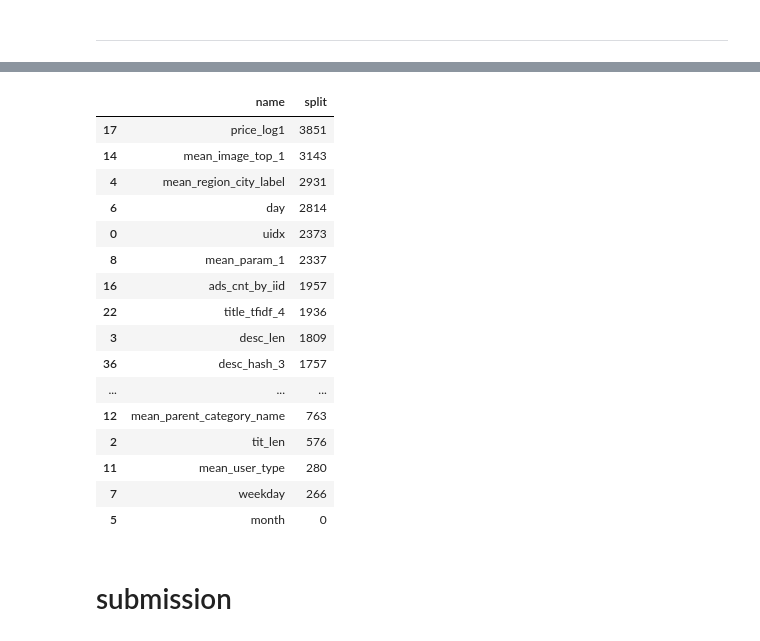
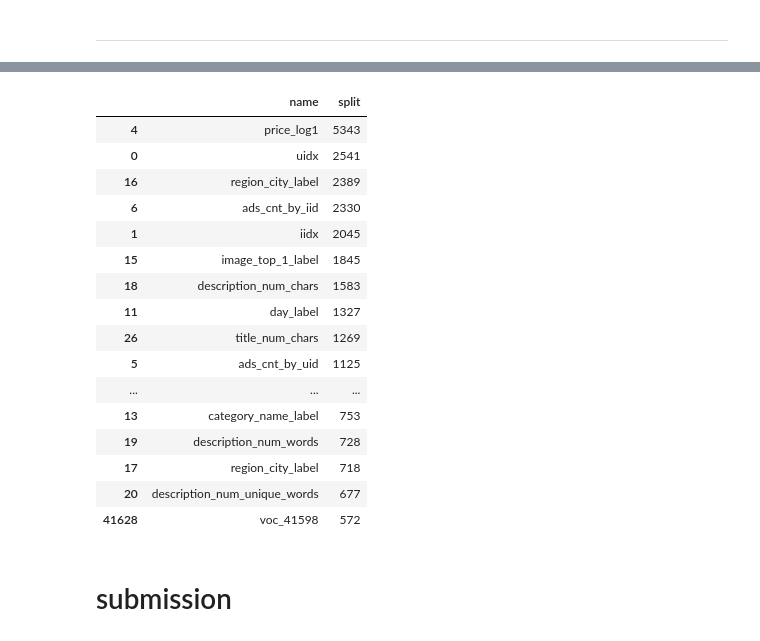
Before and after one commit to ihongChen/kaggle_Avito, a Jupyter notebook: src/lgb_model.ipynb, the cells around one changed output, grey strips where cells are left out. Cells and saved outputs as stored; diff of their text form; code cells hidden in the pictures.

```diff
--- a/src/lgb_model.ipynb
+++ b/src/lgb_model.ipynb
@@ -322,12 +274,12 @@ Index(['uidx', 'iidx', 'tit_len', 'desc_len', 'mean_region_city_label',
 use built-in `lgb.cv`
 # %%
 # categorical = None
-categorical = ['month','day','weekday'
-#                'param_1','param_2','param_3',
-#                'region_city_label',
-#                'image_top_1',
-#                'user_type','category_name','parent_category_name'
-              ]
+# categorical = ['month','day','weekday'
+# #                'param_1','param_2','param_3',
+# #                'region_city_label',
+# #                'image_top_1',
+# #                'user_type','category_name','parent_category_name'
+#               ]
 
 lgbm_params =  {
     'task': 'train',
@@ -340,17 +292,16 @@ lgbm_params =  {
     'bagging_fraction': 0.8,
     'learning_rate': 0.1
 }
+categorical = None
+# predictors = list(X_train.columns)
+predictors = colnames
+dtrain = lgb.Dataset(X_train, label=y_train, feature_name=predictors, categorical_feature=categorical)
 
-predictors = list(X_train.columns)
-
-
-
-dtrain = lgb.Dataset(X_train, label=y_train, feature_name=predictors, categorical_feature=categorical)
 cv_results = lgb.cv(lgbm_params, dtrain,
-                    nfold=4,
+                    nfold=3,
                     stratified=False,
-                    num_boost_round=10000,
-                    early_stopping_rounds=20,
+                    num_boost_round=15000,
+                    early_stopping_rounds=50,
                     verbose_eval=100)
 print('done')
 # %% [output]
@@ -387,7 +336,7 @@ simple train/test split
 from sklearn.model_selection import train_test_split
 from sklearn.metrics import mean_squared_error
 # %%
-X_trn, X_val, y_trn, y_val = train_test_split(X_train,y_train,test_size=0.2, random_state=1)
+X_trn, X_val, y_trn, y_val = train_test_split(X_train,y_train,test_size=0.2, random_state=10)
 
 lgtrain = lgb.Dataset(X_trn, y_trn,
                     categorical_feature = categorical)
@@ -413,8 +362,8 @@ lgb_clf = lgb.train(
     lgbm_params,
     lgtrain,
 #     num_boost_round=n_rounds,
-    valid_sets=[lgtrain, lgvalid],
-    valid_names=['train','valid'],
+    valid_sets= lgvalid,
+    valid_names='valid',
     early_stopping_rounds=50,
     verbose_eval=100
 )
@@ -458,11 +407,13 @@ class LgbWrapper:
 #         self.verbose_eval = params.pop('verbose_eval', False)
         self.params = params
 
-    def train(self, x_train, y_train):
-        dtrain = lgb.Dataset(x_train, label=y_train, feature_name=list(x_train.columns), categorical_feature=self.categorical)
+    def train(self, x_train, y_train,colnames):
+
+        dtrain = lgb.Dataset(x_train, label=y_train, feature_name=colnames, categorical_feature=self.categorical)
         self.gbdt = lgb.train(self.params,
-                              dtrain, self.num_boost_round
-                              )
+                              dtrain,
+                              self.num_boost_round)
+
     def predict(self, x):
         return self.gbdt.predict(x)
 # %%
@@ -549,23 +518,23 @@ oof train rmse:0.2229
 # %%
-pd.DataFrame({'name':lgb_clf.gbdt.feature_name(),'split':lgb_clf.gbdt.feature_importance()}).sort_values(by='split',ascending=False)
+pd.DataFrame({'name':lgb_clf.gbdt.feature_name(),'split':lgb_clf.gbdt.feature_importance()}).sort_values(by='split',ascending=False).head(20)
 # %% [output]
 |  | name | split |
-| 17 | price_log1 | 3851 |
-| 14 | mean_image_top_1 | 3143 |
-| 4 | mean_region_city_label | 2931 |
-| 6 | day | 2814 |
-| 0 | uidx | 2373 |
-| 8 | mean_param_1 | 2337 |
-| 16 | ads_cnt_by_iid | 1957 |
-| 22 | title_tfidf_4 | 1936 |
-| 3 | desc_len | 1809 |
-| 36 | desc_hash_3 | 1757 |
+| 4 | price_log1 | 5343 |
+| 0 | uidx | 2541 |
+| 16 | region_city_label | 2389 |
+| 6 | ads_cnt_by_iid | 2330 |
+| 1 | iidx | 2045 |
+| 15 | image_top_1_label | 1845 |
+| 18 | description_num_chars | 1583 |
+| 11 | day_label | 1327 |
+| 26 | title_num_chars | 1269 |
+| 5 | ads_cnt_by_uid | 1125 |
 | ... | ... | ... |
-| 12 | mean_parent_category_name | 763 |
-| 2 | tit_len | 576 |
-| 11 | mean_user_type | 280 |
-| 7 | weekday | 266 |
-| 5 | month | 0 |
+| 13 | category_name_label | 753 |
+| 19 | description_num_words | 728 |
+| 17 | region_city_label | 718 |
+| 20 | description_num_unique_words | 677 |
+| 41628 | voc_41598 | 572 |
 # %% [markdown]
 # submission
 # %% [markdown]
```
Also changed, not shown: parts of 37 cells of this notebook, 2 other files.
